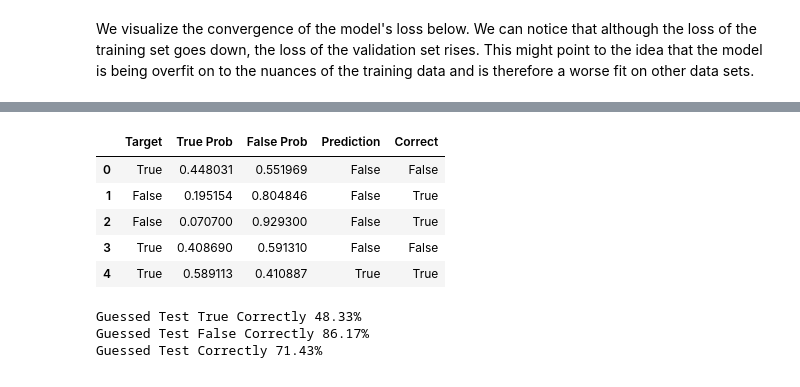
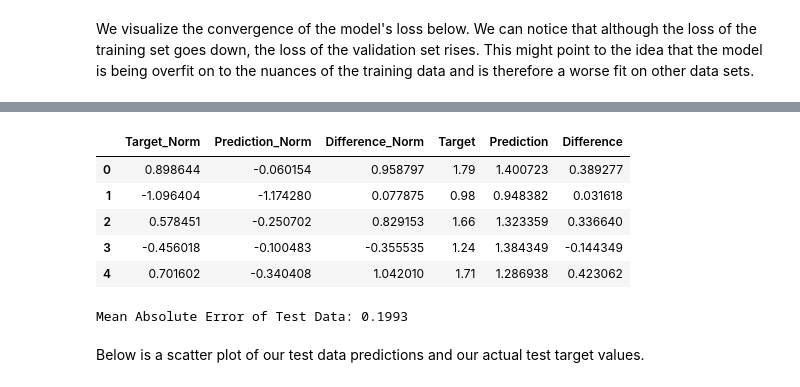
Before and after one commit to jackburbidge/portfolio, a Jupyter notebook: Avocado_TensorFlow_Linear.ipynb, the cells around one changed output, grey strips where cells are left out. Cells and saved outputs as stored; diff of their text form; code cells hidden in the pictures.

Commit message:
Working on MCMC Model

```diff
--- a/Avocado_TensorFlow_Linear.ipynb
+++ b/Avocado_TensorFlow_Linear.ipynb
@@ -150,6 +189,10 @@ First we need to process our data by normalizing it. To normalize it we take eac
 
 $$ f(x) = \frac {X - \mu}{\sigma} $$
 # %%
-X_train_norm = process_data(X_train)
-X_val_norm = process_data(X_val)
-X_test_norm = process_data(X_test)
+X_train_norm, y_train_norm = process_data(X_train, y_train)
+X_val_norm, y_val_norm = process_data(X_val, y_val)
+X_test_norm, y_test_norm = process_data(X_test, y_test)
+
+print(X_train_norm.shape, y_train_norm.shape)
+print(X_val_norm.shape, y_val_norm.shape)
+print(X_test_norm.shape, y_test_norm.shape)
@@ -156,9 +203,9 @@ X_test_norm = process_data(X_test)
 # %% [markdown]
 Next, we instantiate an initial model to ensure that our create_model function is working.
 # %%
-tf.keras.utils.set_random_seed(18)
+tf.keras.utils.set_random_seed(12)
 learning_rate = .1
 model = create_model(learning_rate)
-model.fit(X_train_norm, y_train, epochs=300, batch_size=50)
+model.fit(X_train_norm, y_train_norm, epochs=300, batch_size=50)
 # %% [output]
 Epoch 1/300
@@ -203,10 +250,10 @@ for learning_rate in parameters['learning_rate']:
         for batch_size in parameters['batch_size']:
             model = create_model(learning_rate)
             model.fit(X_train_norm,
-                      y_train,
+                      y_train_norm,
                       epochs=epochs,
                       batch_size=int(batch_size * len(X_train_norm)),
-                      validation_data=(X_val_norm, y_val),
+                      validation_data=(X_val_norm, y_val_norm),
                       verbose=0)
 
             train_losses.update({(learning_rate, epochs, batch_size) : model.history.history['loss'][-1]})
@@ -244,8 +291,8 @@ We have the best hyperparameters from the grid search. In a normal scenario, whe
 # %%
 model = create_model(results.iloc[0]['learning_rate'])
 model.fit(X_train_norm,
-          y_train,
+          y_train_norm,
           epochs=int(results.iloc[0]['epochs']),
           batch_size=int(results.iloc[0]['batch_size'] * len(X_train_norm)),
-          validation_data=(X_val_norm, y_val))
+          validation_data=(X_val_norm, y_val_norm))
 # %% [output]
@@ -282,8 +342,11 @@ We will assume that a prediction probability of 0.5 or greater is classified as
 # %%
 preds_test = model.predict(X_test_norm)
-results_test = pd.DataFrame({'Target' : np.array(y_test).T[0], 'True Prob' : preds_test.T[0], 'False Prob' : 1 - preds_test.T[0]})
-results_test['Target'] = results_test['Target'].astype(bool)
-results_test['Prediction'] = results_test['True Prob'] >= .5
-results_test['Correct'] = results_test['Target'] == results_test['Prediction']
+results_test = pd.DataFrame({'Target_Norm' : np.array(y_test_norm).T[0], 'Prediction_Norm' : preds_test.T[0]})
+results_test['Difference_Norm'] = results_test['Target_Norm'] - results_test['Prediction_Norm']
+normalize = tf.keras.layers.Normalization(axis=1, invert=True)
+normalize.adapt(y_test)
+results_test['Target'] = normalize(y_test_norm)
+results_test['Prediction'] = normalize(preds_test)
+results_test['Difference'] = results_test['Target'] - results_test['Prediction']
 results_test.head()
 # %% [output]
@@ -291,17 +354,12 @@ results_test.head()
-|  | Target | True Prob | False Prob | Prediction | Correct |
-| 0 | True | 0.448031 | 0.551969 | False | False |
-| 1 | False | 0.195154 | 0.804846 | False | True |
-| 2 | False | 0.070700 | 0.929300 | False | True |
-| 3 | True | 0.408690 | 0.591310 | False | False |
-| 4 | True | 0.589113 | 0.410887 | True | True |
+|  | Target_Norm | Prediction_Norm | Difference_Norm | Target | Prediction | Difference |
+| 0 | 0.898644 | -0.060154 | 0.958797 | 1.79 | 1.400723 | 0.389277 |
+| 1 | -1.096404 | -1.174280 | 0.077875 | 0.98 | 0.948382 | 0.031618 |
+| 2 | 0.578451 | -0.250702 | 0.829153 | 1.66 | 1.323359 | 0.336640 |
+| 3 | -0.456018 | -0.100483 | -0.355535 | 1.24 | 1.384349 | -0.144349 |
+| 4 | 0.701602 | -0.340408 | 1.042010 | 1.71 | 1.286938 | 0.423062 |
-# %%
-a = 100 * results_test[results_test['Target'] == True]['Correct'].sum() / len(results_test[results_test['Target'] == True])
-print('Guessed Test True Correctly %.2f%%' % a)
-b = 100 * results_test[results_test['Target'] == False]['Correct'].sum() / len(results_test[results_test['Target'] == False])
-print('Guessed Test False Correctly %.2f%%' % b)
-c = 100 * results_test['Correct'].sum() / len(results_test)
-print('Guessed Test Correctly %.2f%%' % c)
-# %% [output]
-Guessed Test True Correctly 48.33%
-Guessed Test False Correctly 86.17%
-Guessed Test Correctly 71.43%
+# %%
+print('Mean Absolute Error of Test Data: %.4f' % abs(results_test['Difference']).mean())
+# %% [output]
+Mean Absolute Error of Test Data: 0.1993
+# %% [markdown]
+Below is a scatter plot of our test data predictions and our actual test target values.
```
Also changed, not shown: parts of 39 cells of this notebook.
